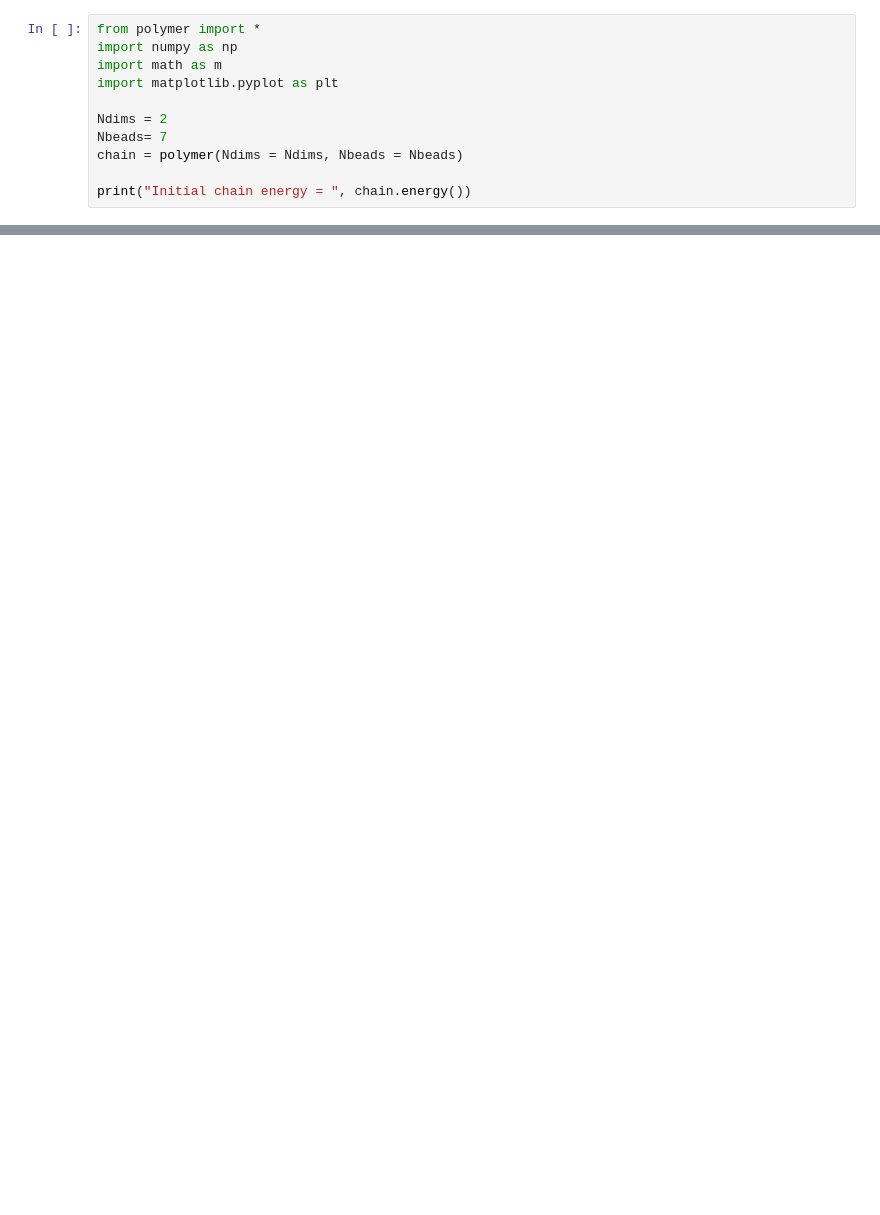
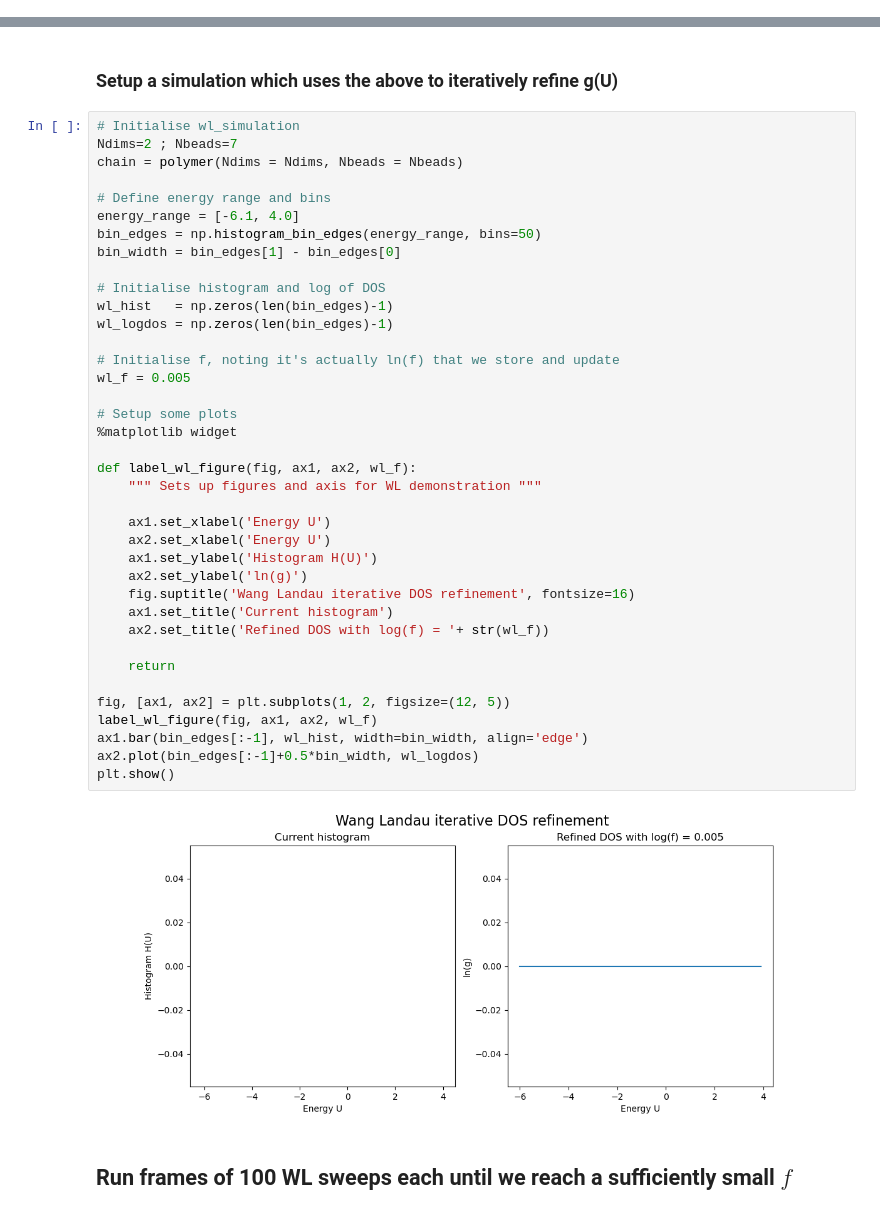
Before and after one commit to dquigley533/SamplingDemos, a Jupyter notebook: WangLandau.ipynb, the cells around one changed output, grey strips where cells are left out. Drawn from its saved outputs; the diff is of its cells as text; blank space fills up the shorter version.

```diff
--- a/WangLandau.ipynb
+++ b/WangLandau.ipynb
@@ -1,11 +0,0 @@
-# %%
-from polymer import *
-import numpy as np
-import math as m
-import matplotlib.pyplot as plt
-
-Ndims = 2
-Nbeads= 7
-chain = polymer(Ndims = Ndims, Nbeads = Nbeads)
-
-print("Initial chain energy = ", chain.energy())
@@ -520,0 +145,44 @@ T_trans = temperatures[np.argmax(heat_cap)]; print(T_trans)
+# %% [markdown]
+### Setup a simulation which uses the above to iteratively refine g(U)
+# %%
+# Initialise wl_simulation
+Ndims=2 ; Nbeads=7
+chain = polymer(Ndims = Ndims, Nbeads = Nbeads)
+
+# Define energy range and bins
+energy_range = [-6.1, 4.0]
+bin_edges = np.histogram_bin_edges(energy_range, bins=50)
+bin_width = bin_edges[1] - bin_edges[0]
+
+# Initialise histogram and log of DOS
+wl_hist   = np.zeros(len(bin_edges)-1)
+wl_logdos = np.zeros(len(bin_edges)-1)
+
+# Initialise f, noting it's actually ln(f) that we store and update
+wl_f = 0.005
+
+# Setup some plots
+%matplotlib widget
+
+def label_wl_figure(fig, ax1, ax2, wl_f):
+    """ Sets up figures and axis for WL demonstration """
+
+    ax1.set_xlabel('Energy U')
+    ax2.set_xlabel('Energy U')
+    ax1.set_ylabel('Histogram H(U)')
+    ax2.set_ylabel('ln(g)')
+    fig.suptitle('Wang Landau iterative DOS refinement', fontsize=16)
+    ax1.set_title('Current histogram')
+    ax2.set_title('Refined DOS with log(f) = '+ str(wl_f))
+
+    return
+
+fig, [ax1, ax2] = plt.subplots(1, 2, figsize=(12, 5))
+label_wl_figure(fig, ax1, ax2, wl_f)
+ax1.bar(bin_edges[:-1], wl_hist, width=bin_width, align='edge')
+ax2.plot(bin_edges[:-1]+0.5*bin_width, wl_logdos)
+plt.show()
+# %% [output]
+[figure, added]
+# %% [markdown]
+## Run frames of 100 WL sweeps each until we reach a sufficiently small $f$
```
Also changed, not shown: parts of 33 cells of this notebook, 3 other files.
